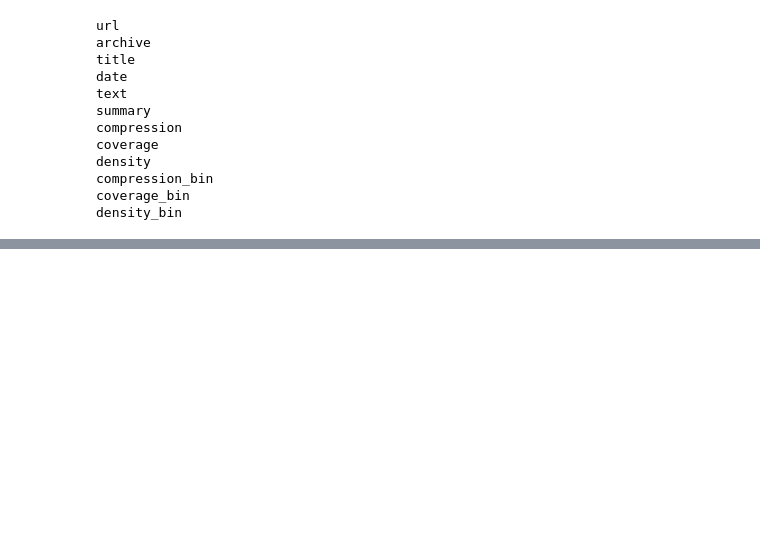
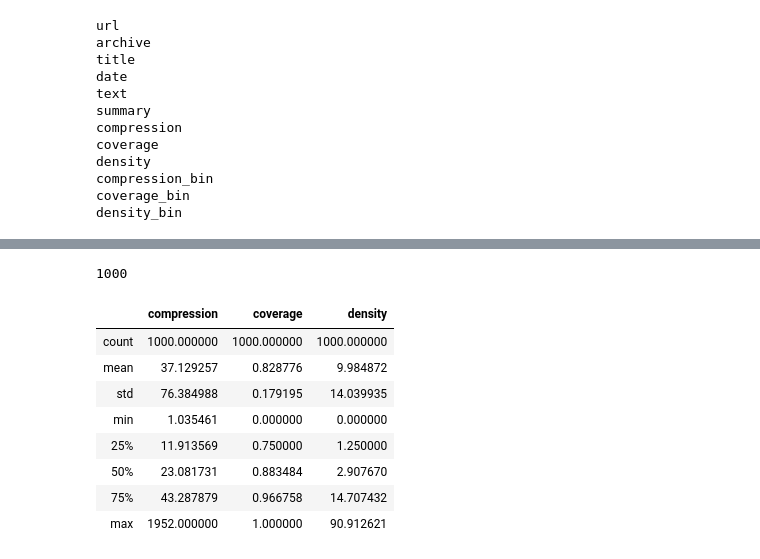
Before and after one commit to Lvby/testNew, a Jupyter notebook: cornell1.ipynb, the cells around one changed output, grey strips where cells are left out. Cells and saved outputs as stored; diff of their text form; code cells hidden in the pictures; blank space fills up the shorter version.

```diff
--- a/cornell1.ipynb
+++ b/cornell1.ipynb
@@ -99,0 +110,10 @@ He added, "The interior mind thinking, you can't really change that."
+# %%
+#open the dev.json file. I guess here it works as a validation dataset?
+path = "data/dev.json"
+dataDev = []
+
+with open(path) as f:
+    for ln in f:
+        obj = json.loads(ln)
+        dataDev.append(obj)
+print(len(dataDev))# there are 108,837 samples in the dev dataset
@@ -99,0 +122,5 @@ He added, "The interior mind thinking, you can't really change that."
+# %%
+#a quick look of dev dataset
+data2 =dataDev
+df2 = pd.DataFrame.from_dict(data2, orient='columns')
+df2.head()
@@ -99,0 +134,18 @@ He added, "The interior mind thinking, you can't really change that."
+# %%
+# subsample dev dataset. Here we take 1,000 samples out of 108,837 samples
+df_val = df2.sample(n=1000)
+print(len(df_val))
+# %% [output]
+1000
+# %%
+df_val.describe()
+# %% [output]
+|  | compression | coverage | density |
+| count | 1000.000000 | 1000.000000 | 1000.000000 |
+| mean | 37.129257 | 0.828776 | 9.984872 |
+| std | 76.384988 | 0.179195 | 14.039935 |
+| min | 1.035461 | 0.000000 | 0.000000 |
+| 25% | 11.913569 | 0.750000 | 1.250000 |
+| 50% | 23.081731 | 0.883484 | 2.907670 |
+| 75% | 43.287879 | 0.966758 | 14.707432 |
+| max | 1952.000000 | 1.000000 | 90.912621 |
```
Also changed, not shown: parts of 28 cells of this notebook.
